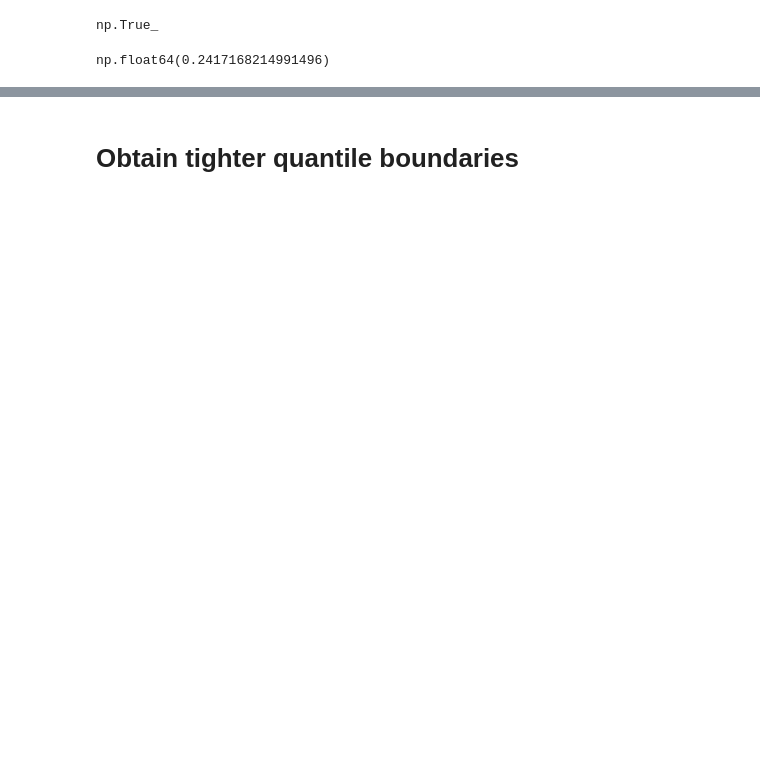
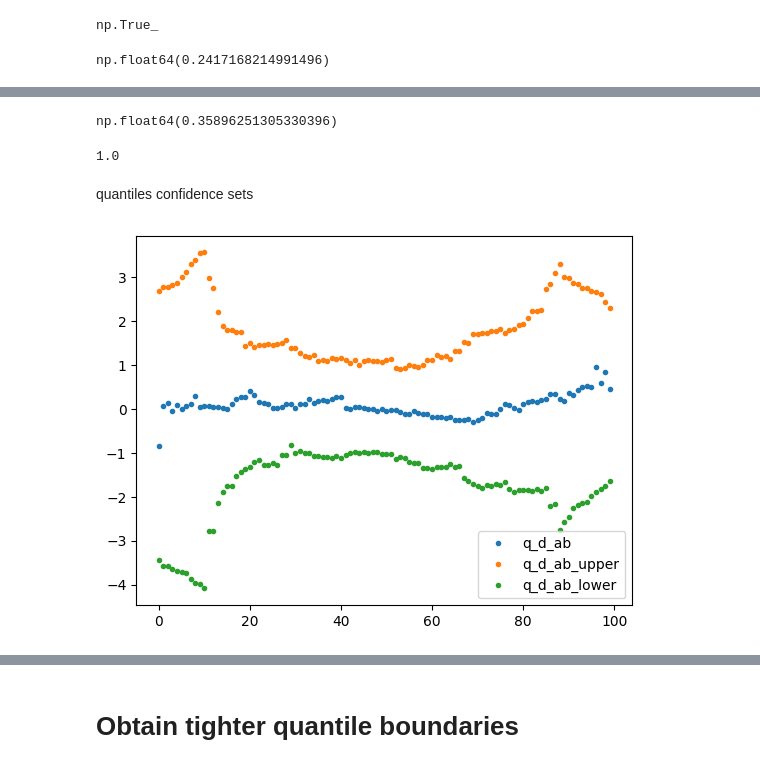
Before and after one commit to madanmohan-venkatesan/notebooks, a Jupyter notebook: 2205_14762_v2.ipynb, the cells around one changed output, grey strips where cells are left out. Saved outputs shown, nothing was run; the diff lists cells and outputs as text; code cells hidden in the pictures; blank space fills up the shorter version.

```diff
--- a/2205_14762_v2.ipynb
+++ b/2205_14762_v2.ipynb
@@ -274,0 +281,5 @@ np.float64(2.080491823613914e-23)
+# %%
+func(ALP_MIN
+     )
+# %% [output]
+np.float64(0.35896251305330396)
@@ -274,0 +308,40 @@ np.float64(2.080491823613914e-23)
+# %%
+p
+# %% [output]
+1.0
+# %% [markdown]
+quantiles confidence sets
+# %%
+def q_q_conf_dist_diff_bounds(a,b,alp,eps):
+  alp=0.05
+  n=len(a)
+  epsilon=eps(alp/2,n)
+  A_qn=[qn(A,alp,x) for x in pct]
+  B_qn=[qn(B,alp,x) for x in pct]
+  aqn_upper=[qn_upper(A,alp,x) for x in pct]
+  aqn_lower=[qn_lower(A,alp,x) for x in pct]
+  bqn_upper=[qn_upper(B,alp,x) for x in pct]
+  bqn_lower=[qn_lower(B,alp,x) for x in pct]
+
+  q_diff_upper=np.array(bqn_upper)-np.array(aqn_lower)
+  q_diff_lower=np.array(bqn_lower)-np.array(aqn_upper)
+  return q_diff_upper,q_diff_lower
+def q_conf_dist_diff(a,b,alp,eps):
+  alp=0.05
+  n=len(a)
+  epsilon=eps(alp/2,n)
+  A_qn=[qn(A,alp,x) for x in pct]
+  B_qn=[qn(B,alp,x) for x in pct]
+  diff=np.array(B_qn)-np.array(A_qn)
+  return diff
+
+q_d_ab=q_conf_dist_diff(A,B,alp,eps)
+q_d_ab_upper,q_d_ab_lower=q_q_conf_dist_diff_bounds(A,B,alp,eps)
+# %%
+plt.plot(q_d_ab,'.',label="q_d_ab")
+plt.plot(q_d_ab_upper,'.',label="q_d_ab_upper")
+plt.plot(q_d_ab_lower,'.',label="q_d_ab_lower")
+plt.legend()
+plt.show()
+# %% [output]
+[figure, added]
```
Also changed, not shown: parts of 28 cells of this notebook.
